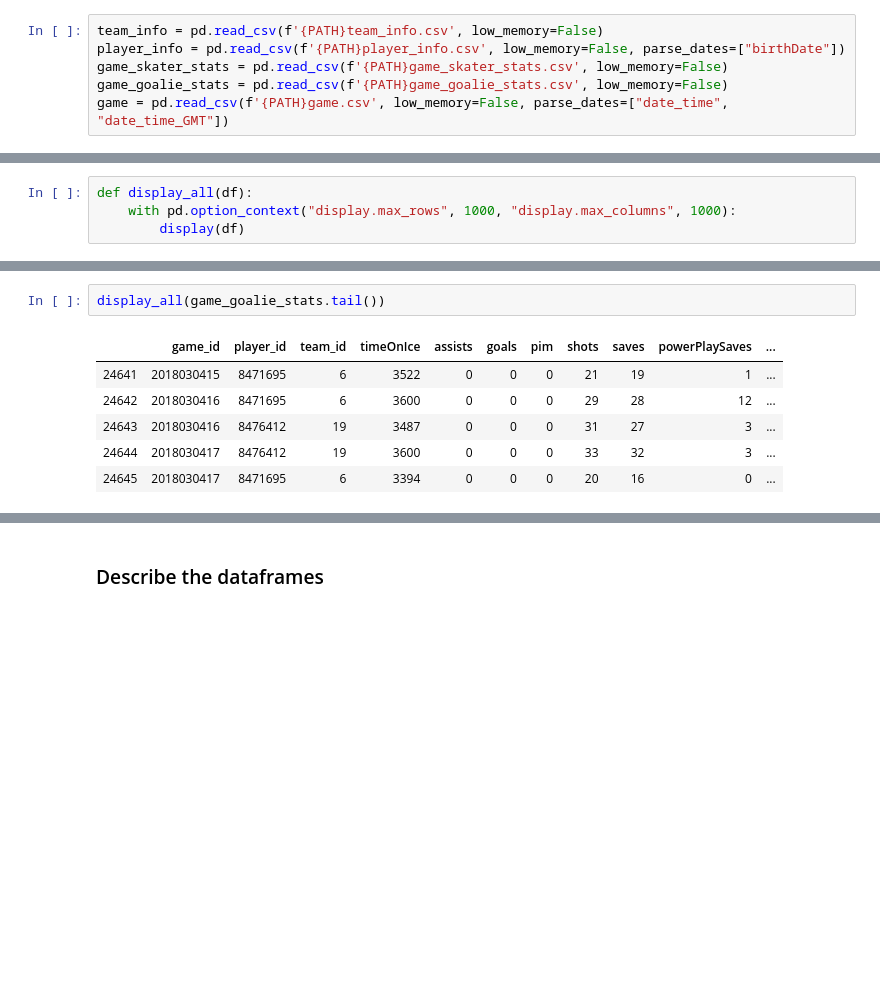
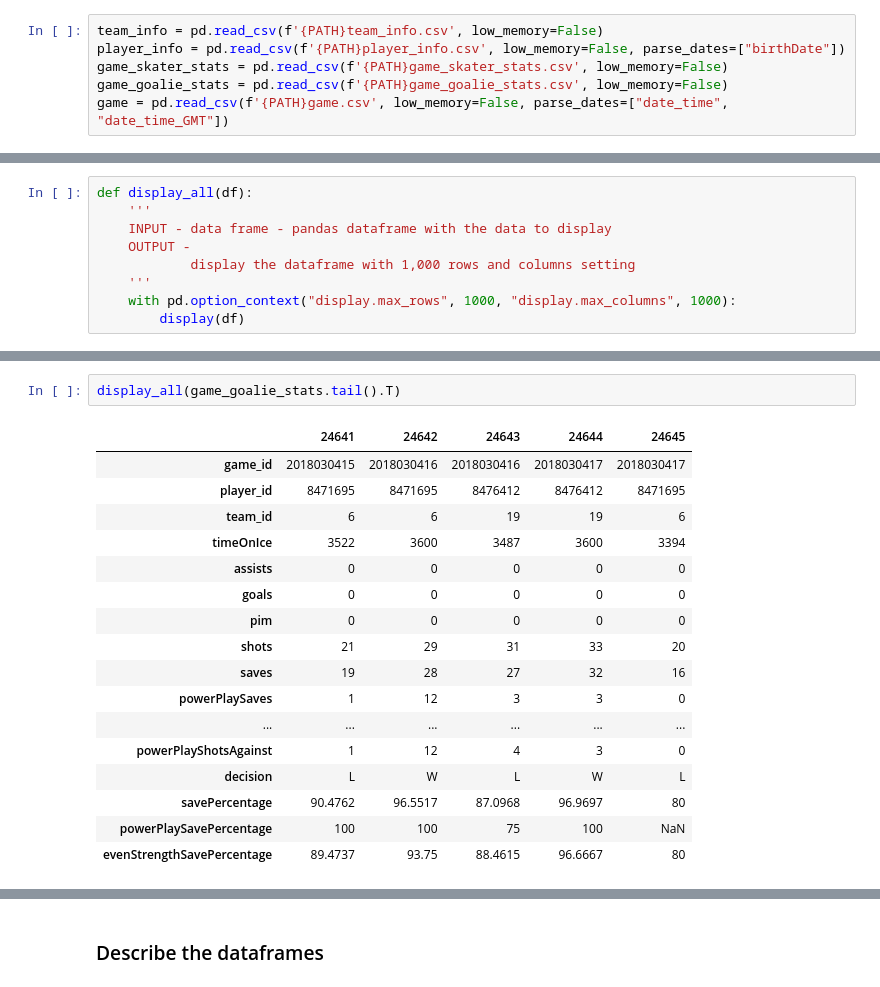
Before and after one commit to pwolter/HockeyStats, a Jupyter notebook: Hockey_fun.ipynb, the cells around one changed output, grey strips where cells are left out. Drawn from its saved outputs; the diff is of its cells as text; blank space fills up the shorter version.

```diff
--- a/Hockey_fun.ipynb
+++ b/Hockey_fun.ipynb
@@ -32,5 +52,10 @@ game = pd.read_csv(f'{PATH}game.csv', low_memory=False, parse_dates=["date_time"
 # %%
 def display_all(df):
+    '''
+    INPUT - data frame - pandas dataframe with the data to display
+    OUTPUT -
+            display the dataframe with 1,000 rows and columns setting
+    '''
     with pd.option_context("display.max_rows", 1000, "display.max_columns", 1000):
         display(df)
 # %% [markdown]
@@ -65,10 +111,21 @@ display_all(game_skater_stats.tail())
 # %%
-display_all(game_goalie_stats.tail())
+display_all(game_goalie_stats.tail().T)
 # %% [output]
-|  | game_id | player_id | team_id | timeOnIce | assists | goals | pim | shots | saves | powerPlaySaves | ... |
-| 24641 | 2018030415 | 8471695 | 6 | 3522 | 0 | 0 | 0 | 21 | 19 | 1 | ... |
-| 24642 | 2018030416 | 8471695 | 6 | 3600 | 0 | 0 | 0 | 29 | 28 | 12 | ... |
-| 24643 | 2018030416 | 8476412 | 19 | 3487 | 0 | 0 | 0 | 31 | 27 | 3 | ... |
-| 24644 | 2018030417 | 8476412 | 19 | 3600 | 0 | 0 | 0 | 33 | 32 | 3 | ... |
-| 24645 | 2018030417 | 8471695 | 6 | 3394 | 0 | 0 | 0 | 20 | 16 | 0 | ... |
+|  | 24641 | 24642 | 24643 | 24644 | 24645 |
+| game_id | 2018030415 | 2018030416 | 2018030416 | 2018030417 | 2018030417 |
+| player_id | 8471695 | 8471695 | 8476412 | 8476412 | 8471695 |
+| team_id | 6 | 6 | 19 | 19 | 6 |
+| timeOnIce | 3522 | 3600 | 3487 | 3600 | 3394 |
+| assists | 0 | 0 | 0 | 0 | 0 |
+| goals | 0 | 0 | 0 | 0 | 0 |
+| pim | 0 | 0 | 0 | 0 | 0 |
+| shots | 21 | 29 | 31 | 33 | 20 |
+| saves | 19 | 28 | 27 | 32 | 16 |
+| powerPlaySaves | 1 | 12 | 3 | 3 | 0 |
+| ... | ... | ... | ... | ... | ... |
+| powerPlayShotsAgainst | 1 | 12 | 4 | 3 | 0 |
+| decision | L | W | L | W | L |
+| savePercentage | 90.4762 | 96.5517 | 87.0968 | 96.9697 | 80 |
+| powerPlaySavePercentage | 100 | 100 | 75 | 100 | NaN |
+| evenStrengthSavePercentage | 89.4737 | 93.75 | 88.4615 | 96.6667 | 80 |
 # %%
```
Also changed, not shown: parts of 58 cells of this notebook.
